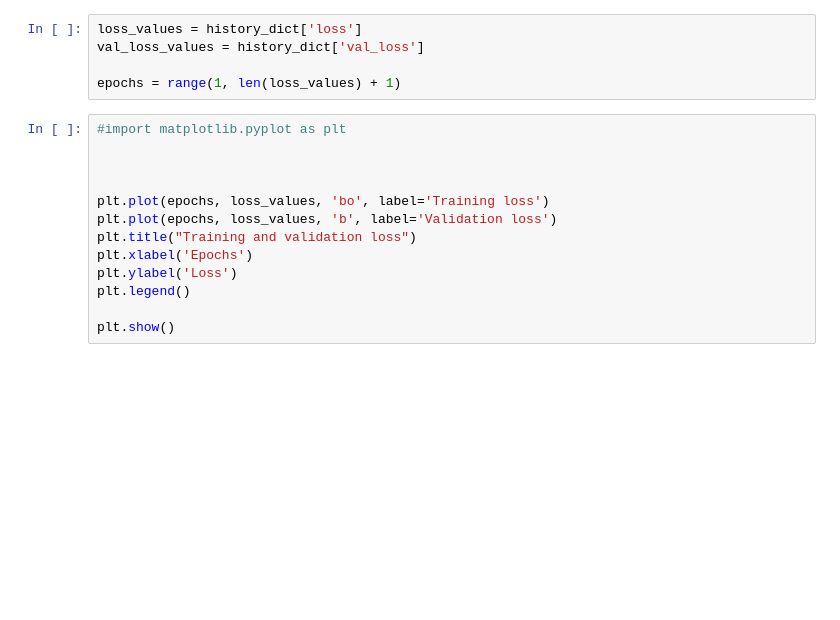
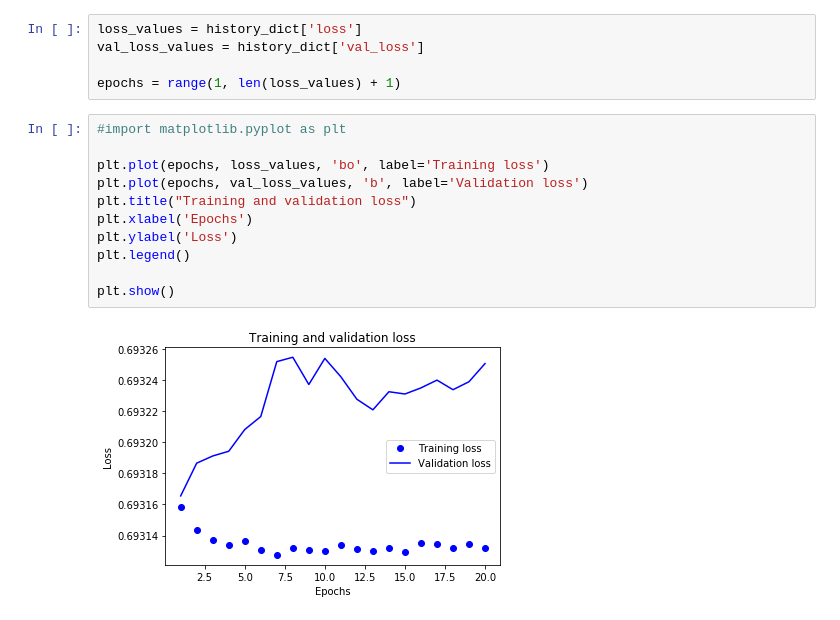
Before and after one commit to ShixiangWang/MLnotes, a Jupyter notebook: Python/002-IMDB-二分类.ipynb, the cells around one changed output. Saved outputs shown, nothing was run; the diff lists cells and outputs as text; blank space fills up the shorter version.

```diff
--- a/Python/002-IMDB-二分类.ipynb
+++ b/Python/002-IMDB-二分类.ipynb
@@ -140,13 +174,13 @@ epochs = range(1, len(loss_values) + 1)
 # %%
 #import matplotlib.pyplot as plt
 
-
-
 plt.plot(epochs, loss_values, 'bo', label='Training loss')
-plt.plot(epochs, loss_values, 'b', label='Validation loss')
+plt.plot(epochs, val_loss_values, 'b', label='Validation loss')
 plt.title("Training and validation loss")
 plt.xlabel('Epochs')
 plt.ylabel('Loss')
 plt.legend()
 
 plt.show()
+# %% [output]
+[figure, added]
```
Also changed, not shown: parts of 10 cells of this notebook, 2 other files.
